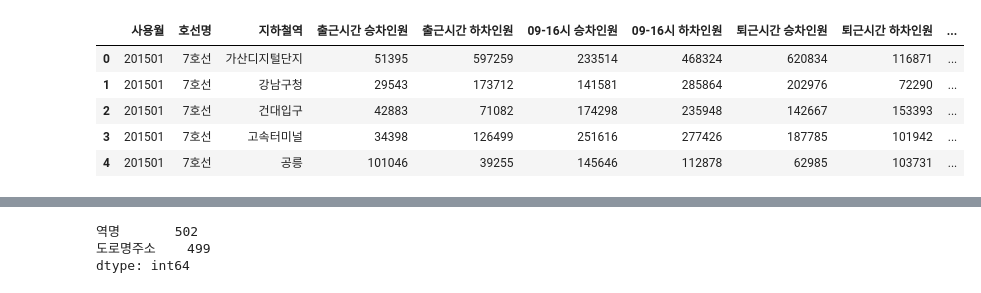
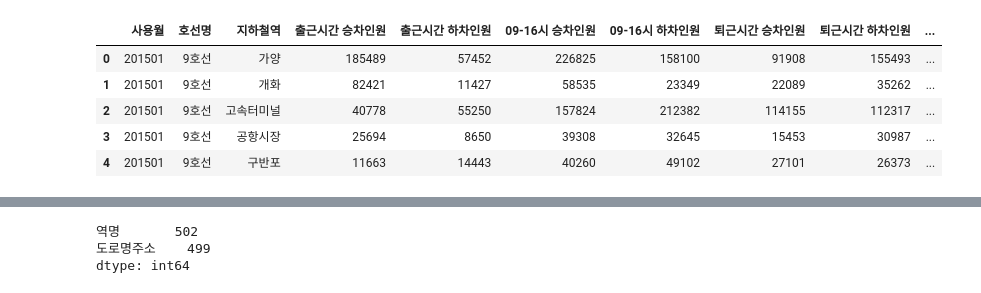
Before and after one commit to Mayhem-XD/Project_p1, a Jupyter notebook: test_code_folder/test_3.ipynb, the cells around one changed output, grey strips where cells are left out. Saved outputs shown, nothing was run; the diff lists cells and outputs as text; code cells hidden in the pictures.

```diff
--- a/test_code_folder/test_3.ipynb
+++ b/test_code_folder/test_3.ipynb
@@ -57,12 +57,12 @@ from urllib.parse import quote
 # map
 # %%
 df = pd.read_csv('../data/main/lines/merged_lines.csv')
-df = df[df.호선명 == '7호선'].reset_index(drop=True)
+df = df[df.호선명 == '9호선'].reset_index(drop=True)
 df.head()
 # %% [output]
 |  | 사용월 | 호선명 | 지하철역 | 출근시간 승차인원 | 출근시간 하차인원 | 09-16시 승차인원 | 09-16시 하차인원 | 퇴근시간 승차인원 | 퇴근시간 하차인원 | ... |
-| 0 | 201501 | 7호선 | 가산디지털단지 | 51395 | 597259 | 233514 | 468324 | 620834 | 116871 | ... |
-| 1 | 201501 | 7호선 | 강남구청 | 29543 | 173712 | 141581 | 285864 | 202976 | 72290 | ... |
-| 2 | 201501 | 7호선 | 건대입구 | 42883 | 71082 | 174298 | 235948 | 142667 | 153393 | ... |
-| 3 | 201501 | 7호선 | 고속터미널 | 34398 | 126499 | 251616 | 277426 | 187785 | 101942 | ... |
-| 4 | 201501 | 7호선 | 공릉 | 101046 | 39255 | 145646 | 112878 | 62985 | 103731 | ... |
+| 0 | 201501 | 9호선 | 가양 | 185489 | 57452 | 226825 | 158100 | 91908 | 155493 | ... |
+| 1 | 201501 | 9호선 | 개화 | 82421 | 11427 | 58535 | 23349 | 22089 | 35262 | ... |
+| 2 | 201501 | 9호선 | 고속터미널 | 40778 | 55250 | 157824 | 212382 | 114155 | 112317 | ... |
+| 3 | 201501 | 9호선 | 공항시장 | 25694 | 8650 | 39308 | 32645 | 15453 | 30987 | ... |
+| 4 | 201501 | 9호선 | 구반포 | 11663 | 14443 | 40260 | 49102 | 27101 | 26373 | ... |
```
Also changed, not shown: parts of 5 cells of this notebook, 4 other files.
